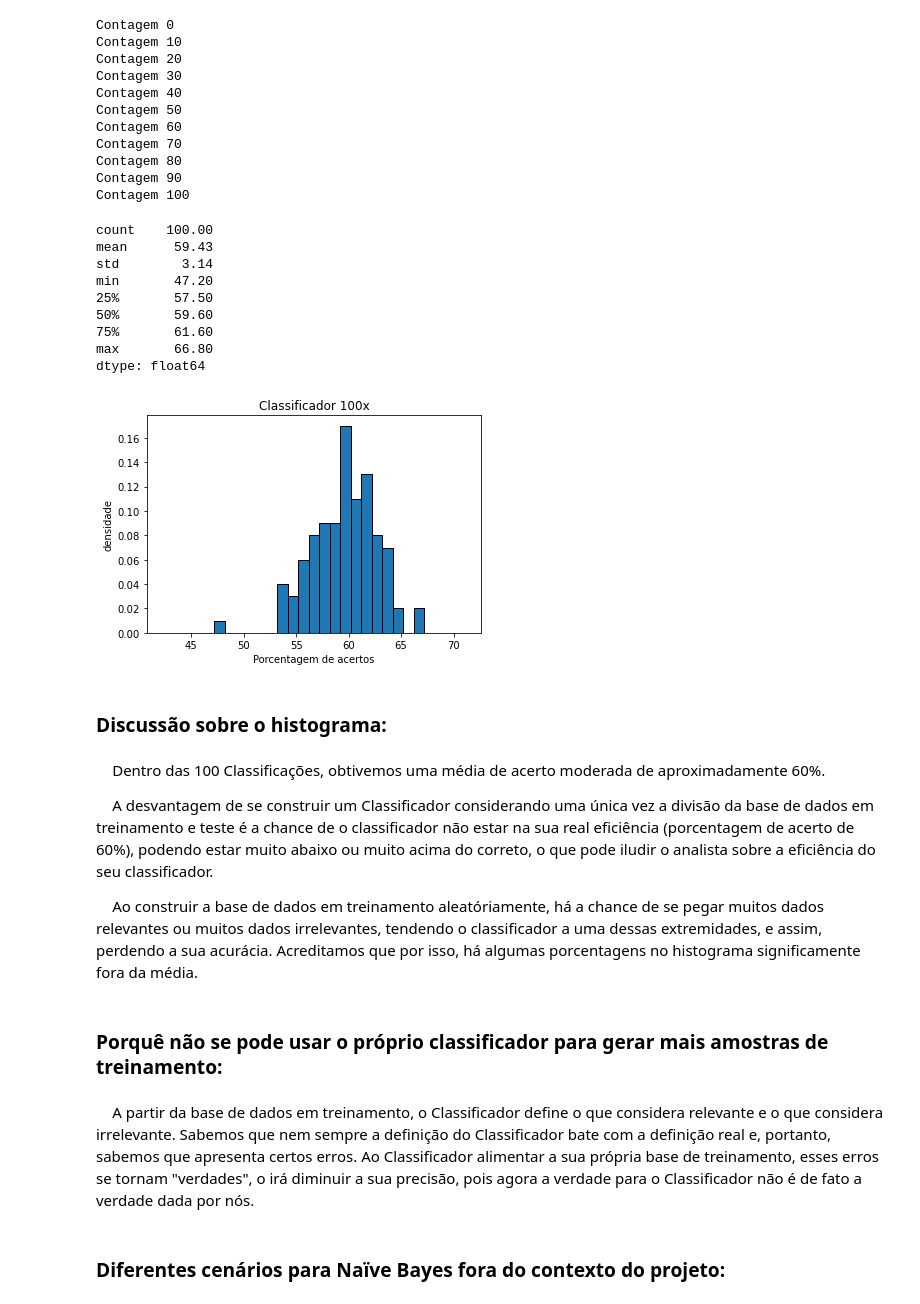
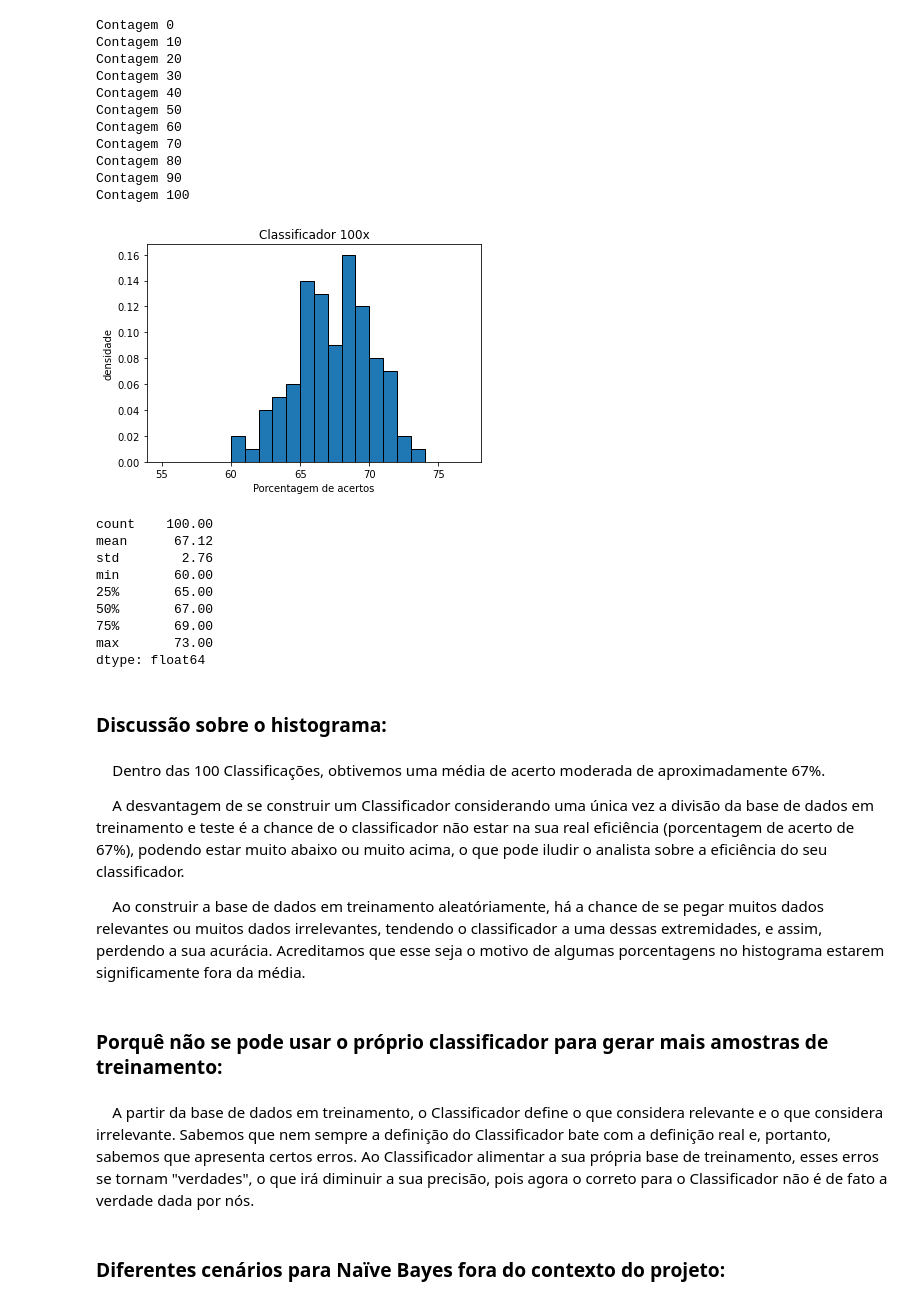
Before and after one commit to thiagosk/Projeto1-Cdados, a Jupyter notebook: Projeto1_Layout_Classificador.ipynb, the cells around one changed output. Cells and saved outputs as stored; diff of their text form; code cells hidden in the pictures.

```diff
--- a/Projeto1_Layout_Classificador.ipynb
+++ b/Projeto1_Layout_Classificador.ipynb
@@ -460,28 +466,31 @@ def testandinho():
     while True:
         if len(numeros)== 0:
             break
-        random.shuffle(numeros)
-        test2.append(tetra.iloc[numeros[0],0])
-        clas_test.append(tetra.iloc[numeros[0],1])
 
-        train2.append(tetra.iloc[numeros[1],0])
-        clas_train.append(tetra.iloc[numeros[0],1])
+        elif len(clas_train)< 300:
+            random.shuffle(numeros)
+            train2.append(tetra.iloc[numeros[0],0])
+            clas_train.append(tetra.iloc[numeros[0],1])
+            numeros.remove(numeros[0])
 
-        numeros.remove(numeros[0])
-        numeros.remove(numeros[0])
+        elif len(clas_train)== 300:
+            random.shuffle(numeros)
+            test2.append(tetra.iloc[numeros[0],0])
+            clas_test.append(tetra.iloc[numeros[0],1])
+            numeros.remove(numeros[0])
 
     contador = 0
     while True:
         try:
+            test22.loc[contador,"Tweet"]= test2[contador]
+            test22.loc[contador,"Classificação"]= clas_test[contador]
+
             train22.loc[contador,"Tweet"]= train2[contador]
             train22.loc[contador,"Classificação"]= clas_train[contador]
-
-            test22.loc[contador,"Tweet"]= test2[contador]
-            test22.loc[contador,"Classificação"]= clas_test[contador]
         except:
             try:
-                test22.loc[contador,"Tweet"]= test2[contador]
-                test22.loc[contador,"Classificação"]= clas_test[contador]
+                train22.loc[contador,"Tweet"]= train2[contador]
+                train22.loc[contador,"Classificação"]= clas_train[contador]
             except:
                 break
         contador+=1
@@ -582,7 +591,7 @@ def testandinho():
     fp = P["FP"]
     vn = P["VN"]
     fn = P["FN"]
-    return vn + vp
+    return (vn + vp)
 # %%
 # criando um DataFrame
 
@@ -630,47 +639,45 @@ Contagem 70
 Contagem 80
 Contagem 90
 Contagem 100
-# %%
-# medidas resumo
-
-porcentagens= pd.Series(lista)
-porcentagens.describe().round(2)
-# %% [output]
-count    100.00
-mean      59.43
-std        3.14
-min       47.20
-25%       57.50
-50%       59.60
-75%       61.60
-max       66.80
-dtype: float64
 # %%
-mini= min(porcentagens)-5
-maxi= max(porcentagens)+5
+mini= min(lista)-5
+maxi= max(lista)+5
 
 faixa= np.arange(mini, maxi, 1)
 # %%
-plt.hist(porcentagens, faixa, edgecolor="black", density= True)
+plt.hist(lista, faixa, edgecolor="black", density= True)
 plt.title(f"Classificador {vezes}x")
 plt.xlabel("Porcentagem de acertos")
 plt.ylabel("densidade")
 
 plt.show()
+
+# medidas resumo
+porcentagens= pd.Series(lista)
+porcentagens.describe().round(2)
 # %% [output]
-[figure, old version]
+[figure, new version]
+count    100.00
+mean      67.12
+std        2.76
+min       60.00
+25%       65.00
+50%       67.00
+75%       69.00
+max       73.00
+dtype: float64
 # %% [markdown]
 ### Discussão sobre o histograma:
 # %% [markdown]
-$\quad$Dentro das 100 Classificações, obtivemos uma média de acerto moderada de aproximadamente 60%.
+$\quad$Dentro das 100 Classificações, obtivemos uma média de acerto moderada de aproximadamente 67%.
 
-$\quad$A desvantagem de se construir um Classificador considerando uma única vez a divisão da base de dados em treinamento e teste é a chance de o classificador não estar na sua real eficiência (porcentagem de acerto de 60%), podendo estar muito abaixo ou muito acima do correto, o que pode iludir o analista sobre a eficiência do seu classificador.
+$\quad$A desvantagem de se construir um Classificador considerando uma única vez a divisão da base de dados em treinamento e teste é a chance de o classificador não estar na sua real eficiência (porcentagem de acerto de 67%), podendo estar muito abaixo ou muito acima, o que pode iludir o analista sobre a eficiência do seu classificador.
 
-$\quad$Ao construir a base de dados em treinamento aleatóriamente, há a chance de se pegar muitos dados relevantes ou muitos dados irrelevantes, tendendo o classificador a uma dessas extremidades, e assim, perdendo a sua acurácia. Acreditamos que por isso, há algumas porcentagens no histograma significamente fora da média.
+$\quad$Ao construir a base de dados em treinamento aleatóriamente, há a chance de se pegar muitos dados relevantes ou muitos dados irrelevantes, tendendo o classificador a uma dessas extremidades, e assim, perdendo a sua acurácia. Acreditamos que esse seja o motivo de algumas porcentagens no histograma estarem significamente fora da média.
 # %% [markdown]
 ### Porquê não se pode usar o próprio classificador para gerar mais amostras de treinamento:
 # %% [markdown]
-$\quad$A partir da base de dados em treinamento, o Classificador define o que considera relevante e o que considera irrelevante. Sabemos que nem sempre a definição do Classificador bate com a definição real e, portanto, sabemos que apresenta certos erros. Ao Classificador alimentar a sua própria base de treinamento, esses erros se tornam "verdades", o irá diminuir a sua precisão, pois agora a verdade para o Classificador não é de fato a verdade dada por nós.
+$\quad$A partir da base de dados em treinamento, o Classificador define o que considera relevante e o que considera irrelevante. Sabemos que nem sempre a definição do Classificador bate com a definição real e, portanto, sabemos que apresenta certos erros. Ao Classificador alimentar a sua própria base de treinamento, esses erros se tornam "verdades", o que irá diminuir a sua precisão, pois agora o correto para o Classificador não é de fato a verdade dada por nós.
 # %% [markdown]
 ### Diferentes cenários para Naïve Bayes fora do contexto do projeto:
 # %% [markdown]
```
Also changed, not shown: parts of 8 cells of this notebook.
